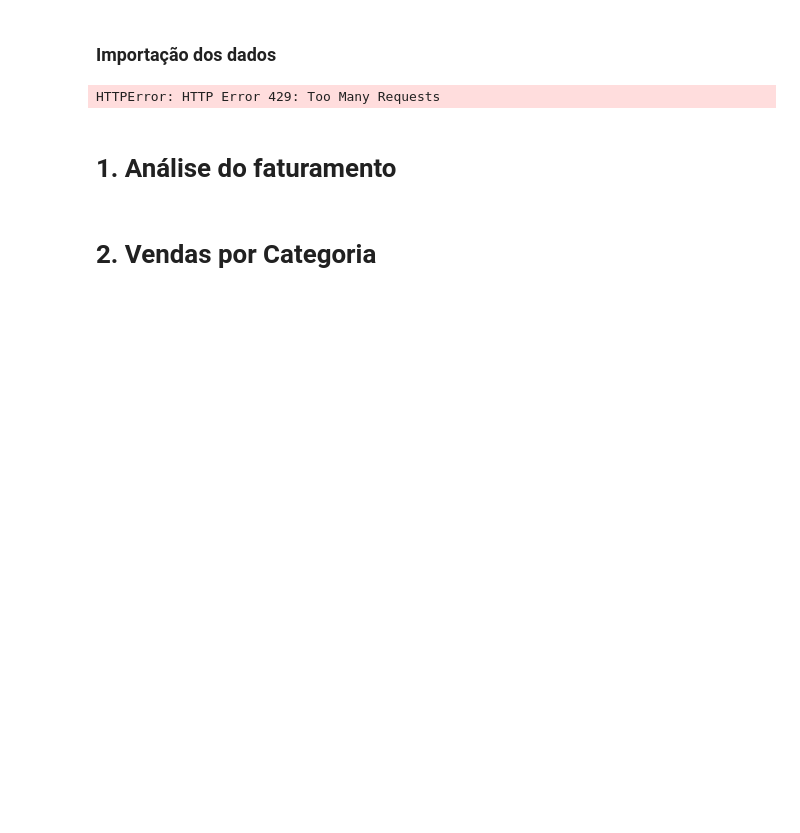
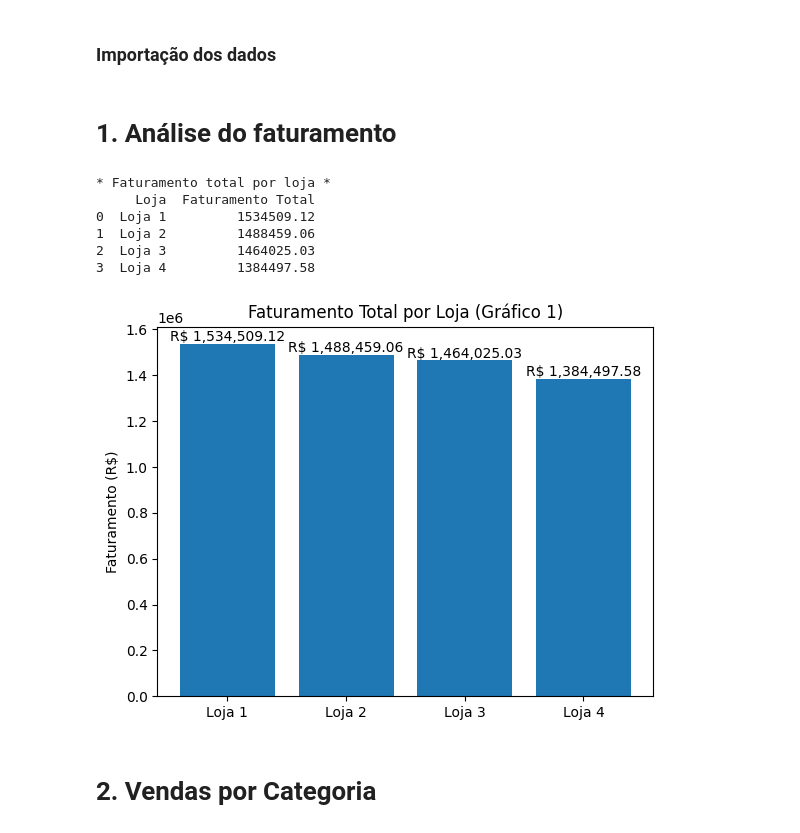
Before and after one commit to leonardo-queiroz/challenge-alura-store, a Jupyter notebook: alura_store.ipynb, the cells around one changed output. Drawn from its saved outputs; the diff is of its cells as text; code cells hidden in the pictures; blank space fills up the shorter version.

```diff
--- a/alura_store.ipynb
+++ b/alura_store.ipynb
@@ -1,17 +1,59 @@
 # %% [markdown]
 ### Importação dos dados
-# %%
-import pandas as pd
-
-loja_1 = pd.read_csv("./data/loja_1.csv")
-loja_2 = pd.read_csv("./data/loja_2.csv")
-loja_3 = pd.read_csv("./data/loja_3.csv")
-loja_4 = pd.read_csv("./data/loja_4.csv")
-
-loja_3.head()
-# %% [output]
-HTTPError: HTTP Error 429: Too Many Requests
+# %%
+import pandas as pd
+import matplotlib.pyplot as plt
+
+url_1 = "https://raw.githubusercontent.com/alura-es-cursos/challenge1-data-science/refs/heads/main/base-de-dados-challenge-1/loja_1.csv"
+url_2 = "https://raw.githubusercontent.com/alura-es-cursos/challenge1-data-science/refs/heads/main/base-de-dados-challenge-1/loja_2.csv"
+url_3 = "https://raw.githubusercontent.com/alura-es-cursos/challenge1-data-science/refs/heads/main/base-de-dados-challenge-1/loja_3.csv"
+url_4 = "https://raw.githubusercontent.com/alura-es-cursos/challenge1-data-science/refs/heads/main/base-de-dados-challenge-1/loja_4.csv"
+
+loja_1 = pd.read_csv(url_1)
+loja_2 = pd.read_csv(url_2)
+loja_3 = pd.read_csv(url_3)
+loja_4 = pd.read_csv(url_4)
+
+lojas = {
+    "Loja 1": loja_1,
+    "Loja 2": loja_2,
+    "Loja 3": loja_3,
+    "Loja 4": loja_4
+}
 # %% [markdown]
 # 1. Análise do faturamento
+# %%
+faturamentos = []
+
+for nome_loja, df in lojas.items():
+  faturamento = df["Preço"].sum()
+  faturamentos.append({
+        "Loja": nome_loja,
+        "Faturamento Total": faturamento})
+
+df_faturamentos = pd.DataFrame(faturamentos)
+
+print("* Faturamento total por loja *")
+print(df_faturamentos)
+# %% [output]
+* Faturamento total por loja *
+     Loja  Faturamento Total
+0  Loja 1         1534509.12
+1  Loja 2         1488459.06
+2  Loja 3         1464025.03
+3  Loja 4         1384497.58
+# %%
+plt.figure()
+bars = plt.bar(df_faturamentos["Loja"], df_faturamentos["Faturamento Total"])
+
+plt.title("Faturamento Total por Loja (Gráfico 1)")
+plt.ylabel("Faturamento (R$)")
+
+for i, valor in enumerate(df_faturamentos["Faturamento Total"]):
+    plt.text(i, valor, f"R$ {valor:,.2f}", ha="center", va="bottom")
+
+plt.show()
+# %% [output]
+[figure, added]
 # %% [markdown]
 # 2. Vendas por Categoria
```
Also changed, not shown: parts of 11 cells of this notebook.
